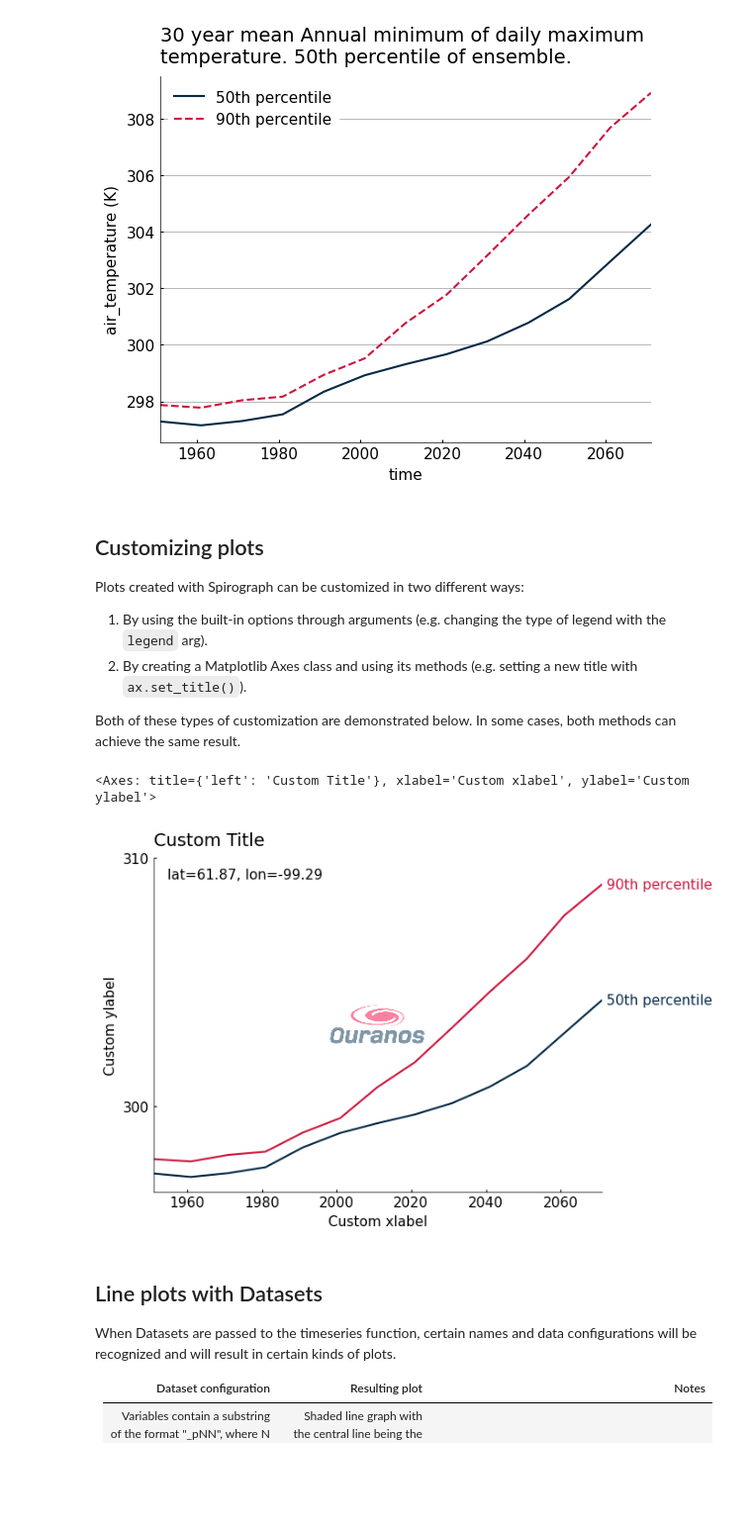
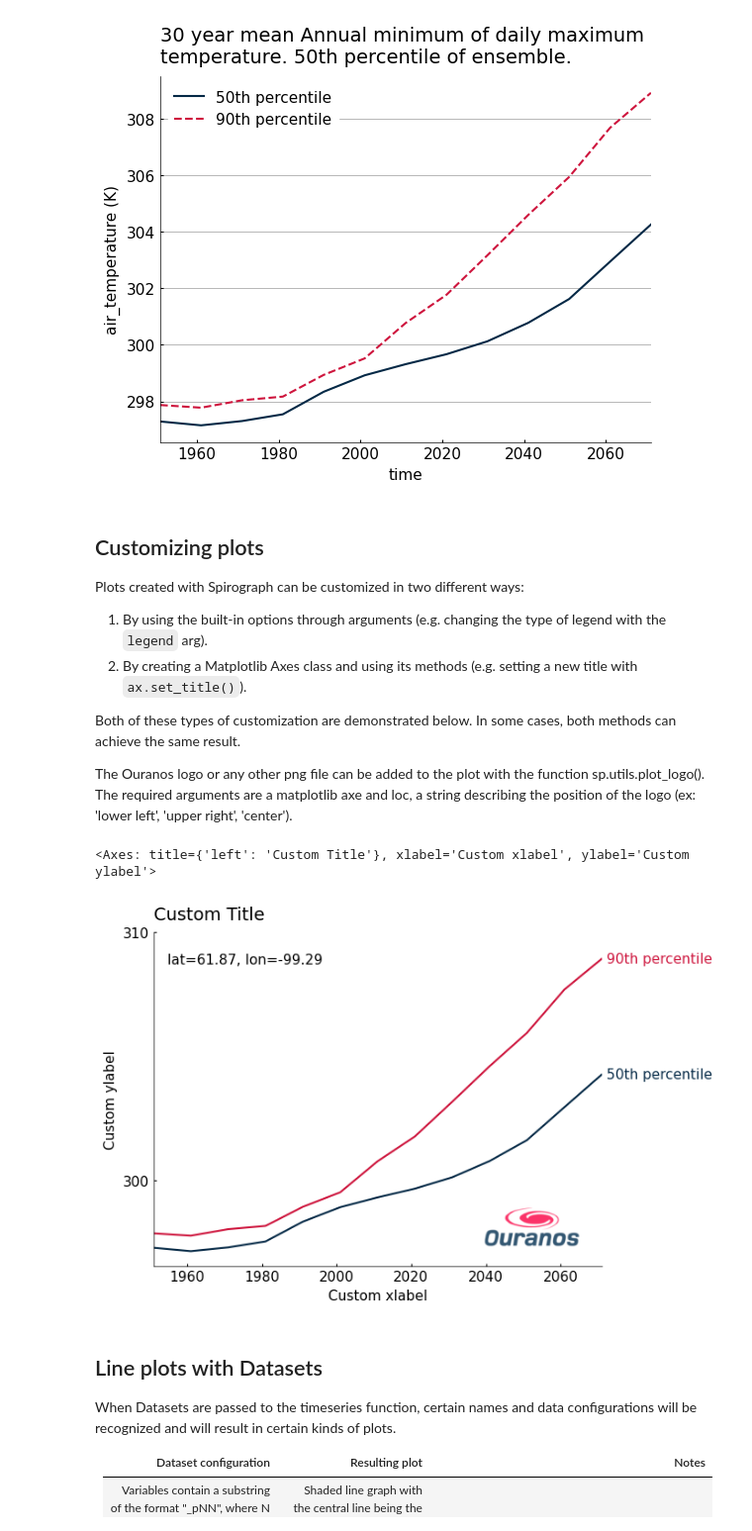
Before and after one commit to Ouranosinc/figanos, a Jupyter notebook: docs/notebooks/spirograph_docs.ipynb, the cells around one changed output. Shown at 99% size. Drawn from its saved outputs; the diff is of its cells as text; code cells hidden in the pictures; blank space fills up the shorter version.

Commit message:
"Function to add a logo (default Ouranos) on matplotlib axe"

```diff
--- a/docs/notebooks/spirograph_docs.ipynb
+++ b/docs/notebooks/spirograph_docs.ipynb
@@ -152,18 +154,20 @@ Plots created with Spirograph can be customized in two different ways:
 2. By creating a Matplotlib Axes class and using its methods (e.g. setting a new title with `ax.set_title()`).
 
 Both of these types of customization are demonstrated below. In some cases, both methods can achieve the same result.
+
+The Ouranos logo or any other png file can be added to the plot with the function sp.utils.plot_logo(). The required arguments are a matplotlib axe and loc, a string describing the position of the logo (ex: 'lower left', 'upper right', 'center').
 # %%
 ax = sp.timeseries(my_data, show_lat_lon="upper left", legend='edge') # fun legend option, moved latitude and longitude tag
 ax.set_title('Custom Title', loc='left') #when the title is left aligned, the "loc=left" argument must be used.
                                          # to remove a title, use ax.set_title('')
 ax.set_xlabel('Custom xlabel')
 ax.set_ylabel('Custom ylabel')
 ax.grid(False) # removing the gridlines
 ax.set_yticks([300,310]) # Custom yticks
-sp.utils.plot_logo(ax, loc='center', offsetim_kw={'zoom': 0.15, 'alpha': 0.5})
+sp.utils.plot_logo(ax, loc='lower right', offsetim_kw={'zoom': 0.6, 'alpha': 0.8})
 # %% [output]
 <Axes: title={'left': 'Custom Title'}, xlabel='Custom xlabel', ylabel='Custom ylabel'>
-[figure, old version]
+[figure, new version]
 # %% [markdown]
 ## Line plots with Datasets
 
```
Also changed, not shown: parts of 24 cells of this notebook, 2 other files.
